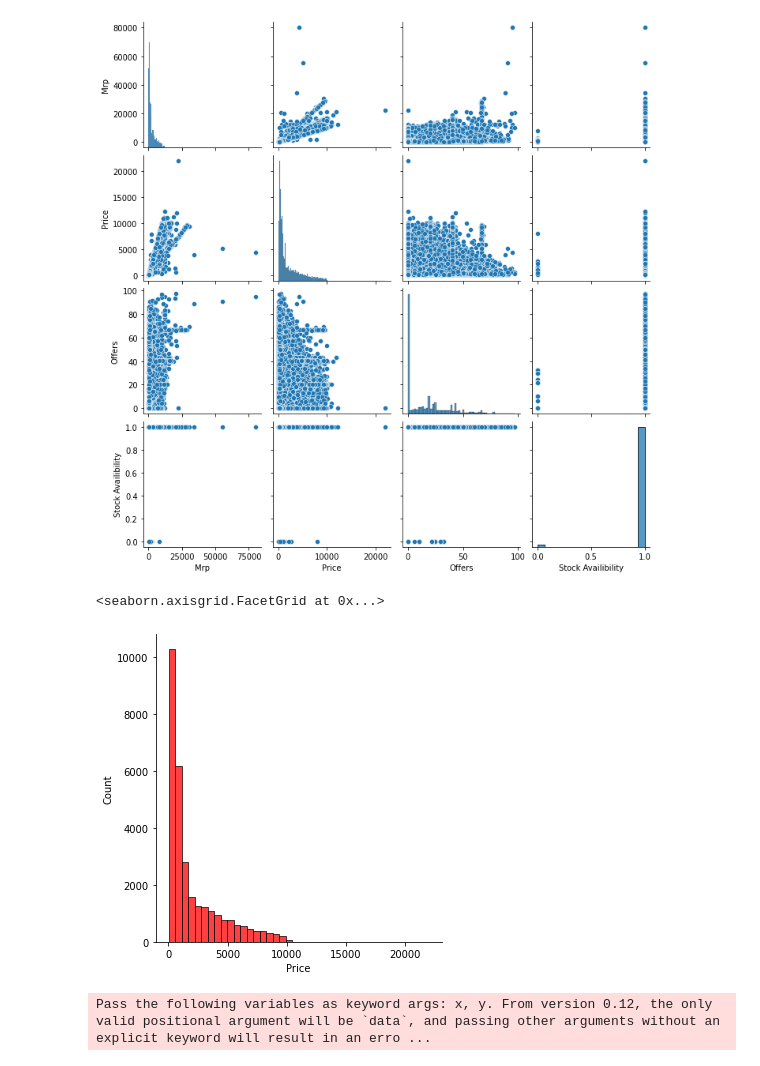
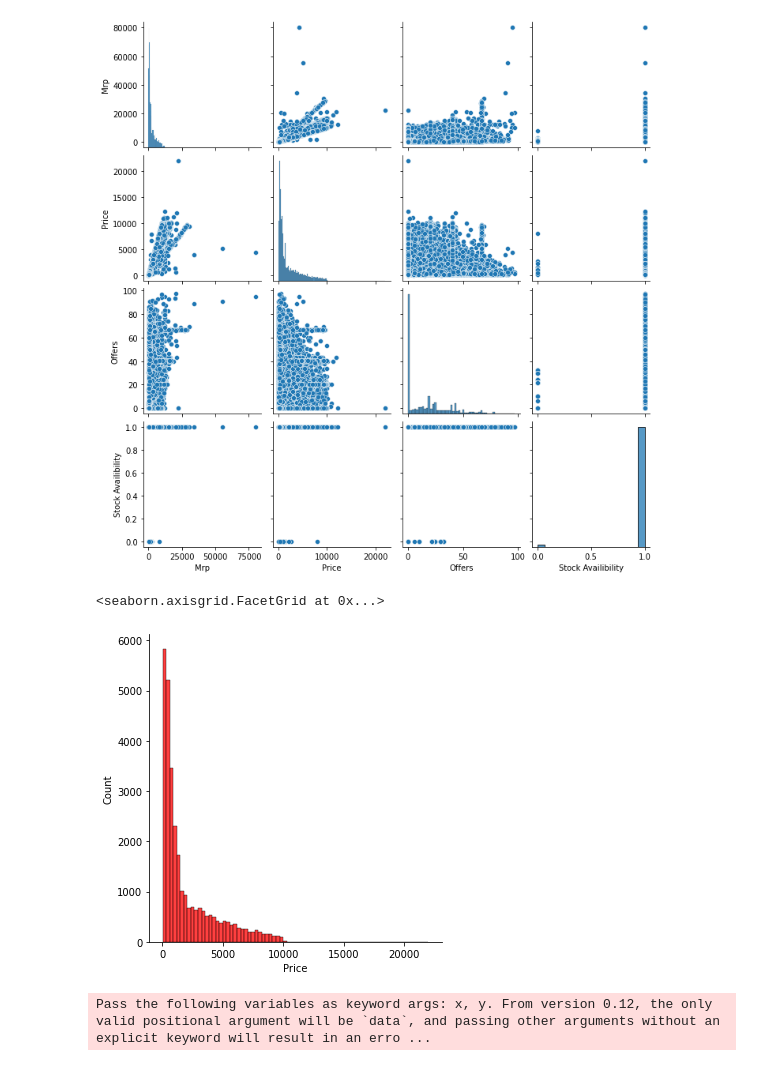
Before and after one commit to Abhishek4848/Amazon-product-listing-Analysis, a Jupyter notebook: AmazonDataAnalysis.ipynb, the cells around one changed output. Cells and saved outputs as stored; diff of their text form; code cells hidden in the pictures.

```diff
--- a/AmazonDataAnalysis.ipynb
+++ b/AmazonDataAnalysis.ipynb
@@ -379,10 +383,10 @@ sns.pairplot(amzn)
 # %%
 #sns.relplot(x='Category', y=amzn['Brand'].value_counts(),data = amzn)
 # %%
-sns.displot(amzn['Price'], color="r", bins=40)
+sns.displot(amzn['Price'], color="r", bins=75)
 # %% [output]
 <seaborn.axisgrid.FacetGrid at 0x...>
-[figure, old version]
+[figure, new version]
 # %%
 months = [amzn['Crawl Timestamp'][i].day for i in l]
 sns.lineplot(months,amzn['Price'])
```
Also changed, not shown: parts of 11 cells of this notebook.
